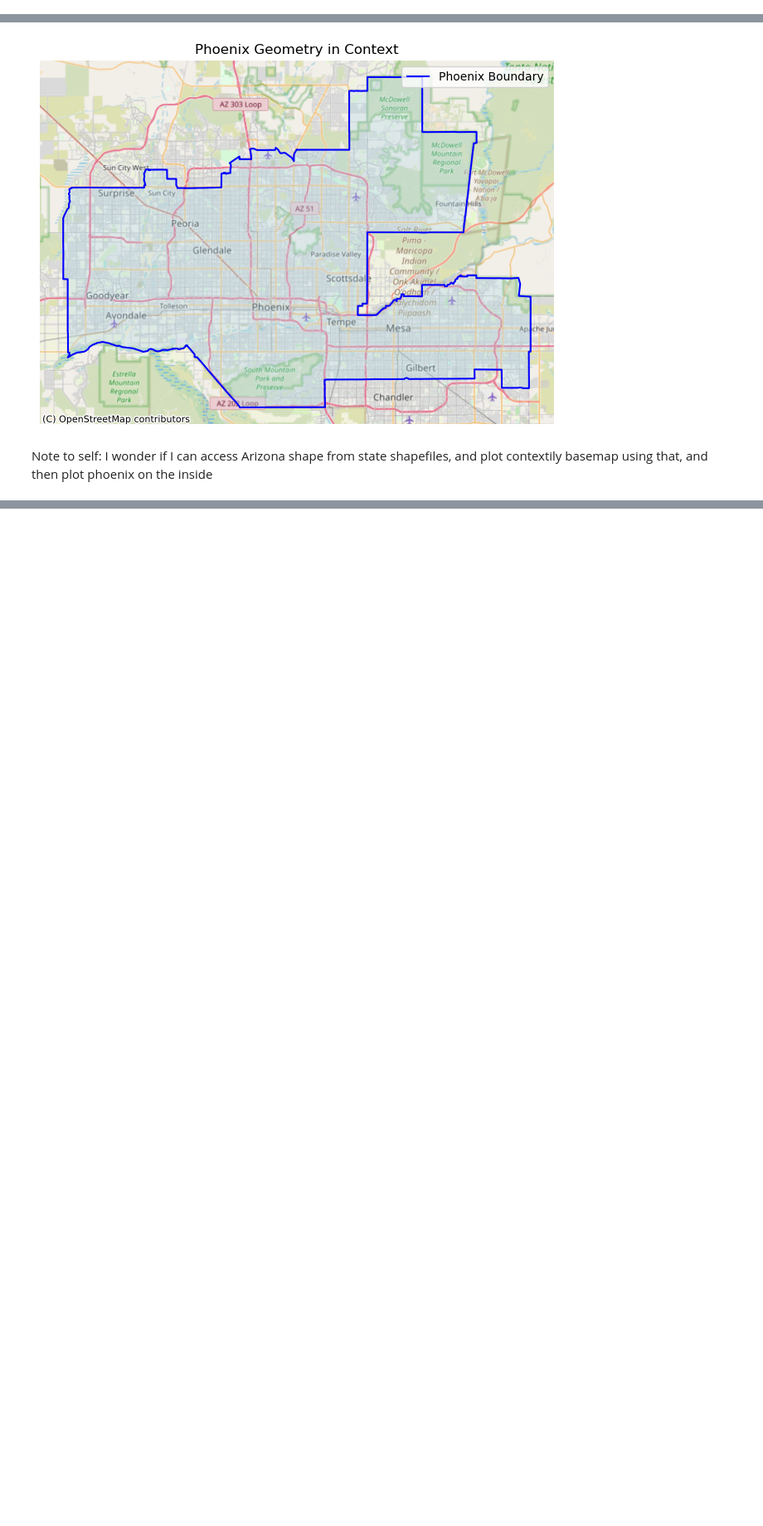
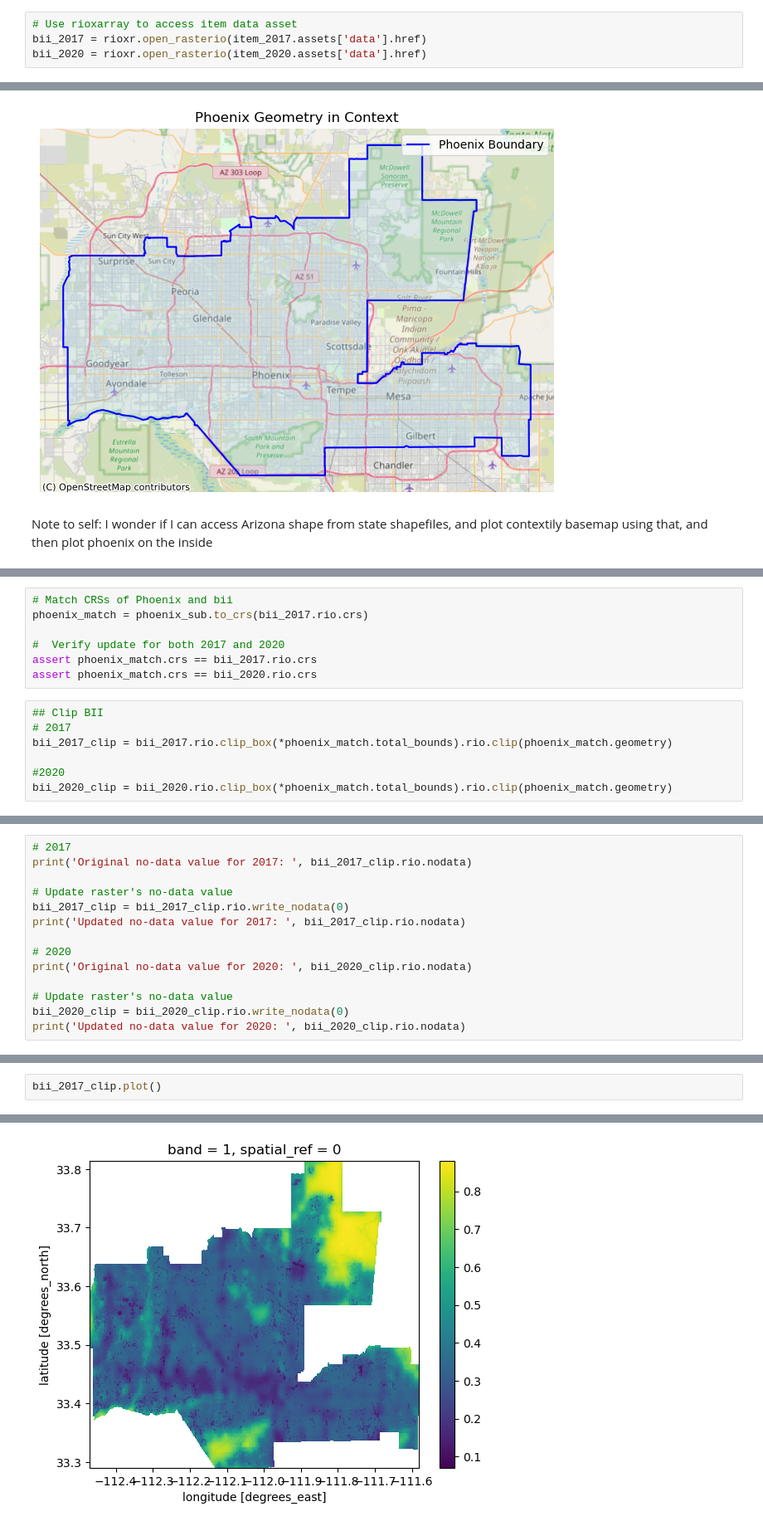
Before and after one commit to sofiasarak/biodiversity_phoenix, a Jupyter notebook: pheonix.ipynb, the cells around one changed output, grey strips where cells are left out. Shown at 83% size. Cells and saved outputs as stored; diff of their text form; blank space fills up the shorter version.

```diff
--- a/pheonix.ipynb
+++ b/pheonix.ipynb
@@ -126,0 +128,4 @@ We know that the actual BII data is stored within the "data" asset of our search
+# %%
+# Use rioxarray to access item data asset
+bii_2017 = rioxr.open_rasterio(item_2017.assets['data'].href)
+bii_2020 = rioxr.open_rasterio(item_2020.assets['data'].href)
@@ -373,0 +304,14 @@ bii_phoenix = bii.rio.clip_box(*pheonix_county.total_bounds)
+# %%
+# Match CRSs of Phoenix and bii
+phoenix_match = phoenix_sub.to_crs(bii_2017.rio.crs)
+
+#  Verify update for both 2017 and 2020
+assert phoenix_match.crs == bii_2017.rio.crs
+assert phoenix_match.crs == bii_2020.rio.crs
+# %%
+## Clip BII
+# 2017
+bii_2017_clip = bii_2017.rio.clip_box(*phoenix_match.total_bounds).rio.clip(phoenix_match.geometry)
+
+#2020
+bii_2020_clip = bii_2020.rio.clip_box(*phoenix_match.total_bounds).rio.clip(phoenix_match.geometry)
@@ -373,0 +320,14 @@ bii_phoenix = bii.rio.clip_box(*pheonix_county.total_bounds)
+# %%
+# 2017
+print('Original no-data value for 2017: ', bii_2017_clip.rio.nodata)
+
+# Update raster's no-data value
+bii_2017_clip = bii_2017_clip.rio.write_nodata(0)
+print('Updated no-data value for 2017: ', bii_2017_clip.rio.nodata)
+
+# 2020
+print('Original no-data value for 2020: ', bii_2020_clip.rio.nodata)
+
+# Update raster's no-data value
+bii_2020_clip = bii_2020_clip.rio.write_nodata(0)
+print('Updated no-data value for 2020: ', bii_2020_clip.rio.nodata)
@@ -373,0 +339,3 @@ bii_phoenix = bii.rio.clip_box(*pheonix_county.total_bounds)
+# %%
+bii_2017_clip.plot()
+# %% [output]
@@ -373,0 +343 @@ bii_phoenix = bii.rio.clip_box(*pheonix_county.total_bounds)
+[figure, added]
```
Also changed, not shown: parts of 58 cells of this notebook.
